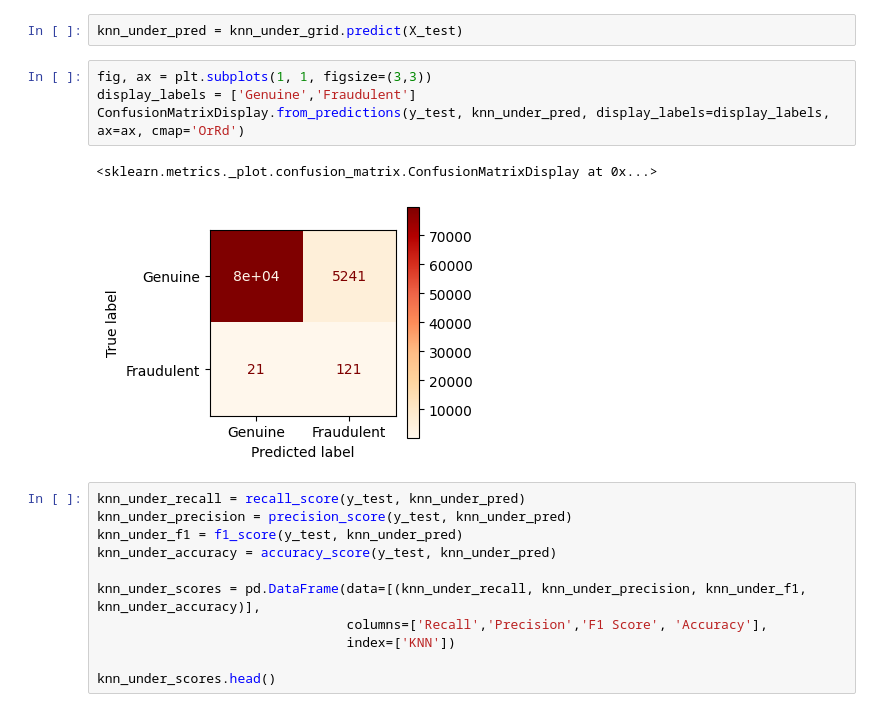
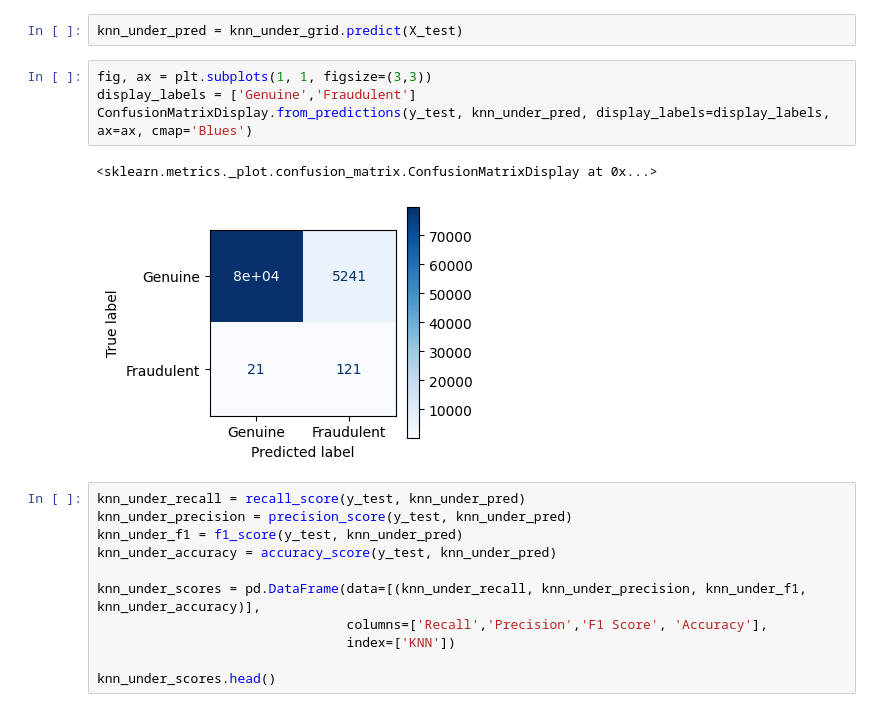
Before and after one commit to zeynepersen/credit-card-fraud-detection, a Jupyter notebook: credit_card_fraud_detection.ipynb, the cells around one changed output. Drawn from its saved outputs; the diff is of its cells as text.

```diff
--- a/credit_card_fraud_detection.ipynb
+++ b/credit_card_fraud_detection.ipynb
@@ -424,10 +421,10 @@ knn_under_pred = knn_under_grid.predict(X_test)
 # %%
 fig, ax = plt.subplots(1, 1, figsize=(3,3))
 display_labels = ['Genuine','Fraudulent']
-ConfusionMatrixDisplay.from_predictions(y_test, knn_under_pred, display_labels=display_labels, ax=ax, cmap='OrRd')
+ConfusionMatrixDisplay.from_predictions(y_test, knn_under_pred, display_labels=display_labels, ax=ax, cmap='Blues')
 # %% [output]
 <sklearn.metrics._plot.confusion_matrix.ConfusionMatrixDisplay at 0x...>
-[figure, old version]
+[figure, new version]
 # %%
 knn_under_recall = recall_score(y_test, knn_under_pred)
 knn_under_precision = precision_score(y_test, knn_under_pred)
```
Also changed, not shown: parts of 23 cells of this notebook.
